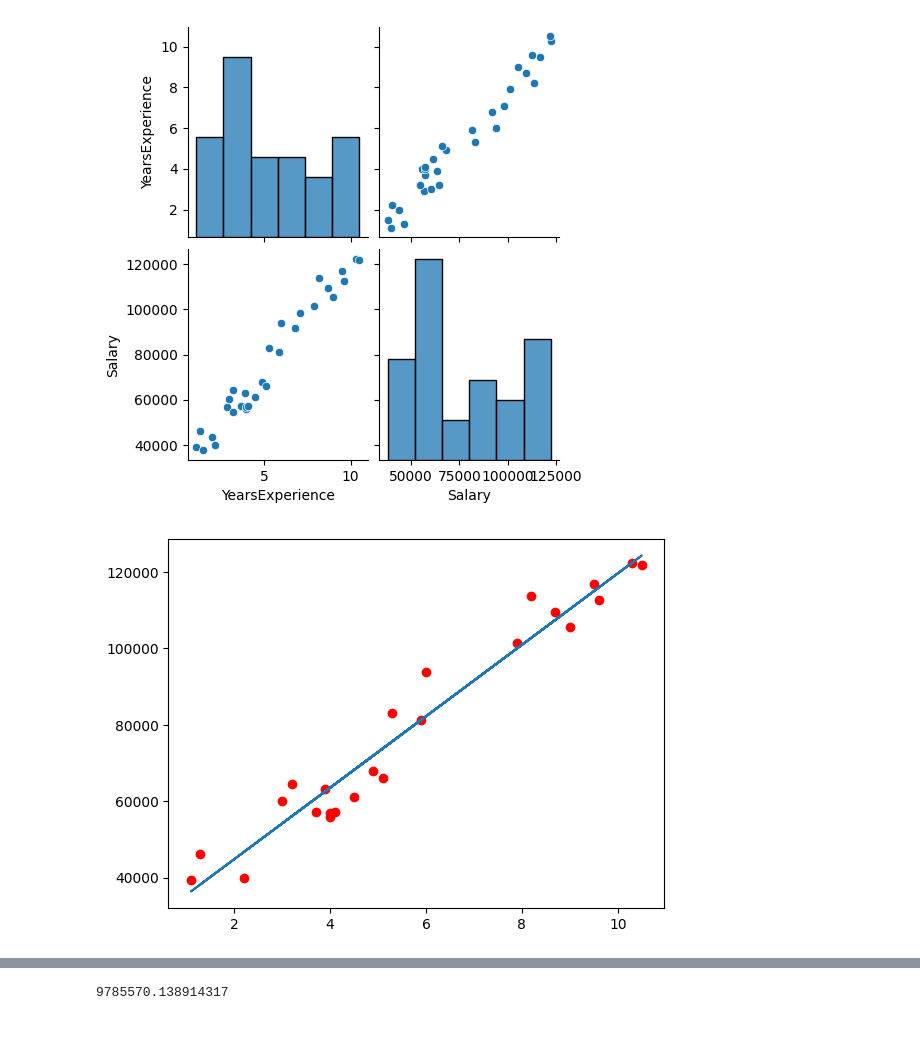
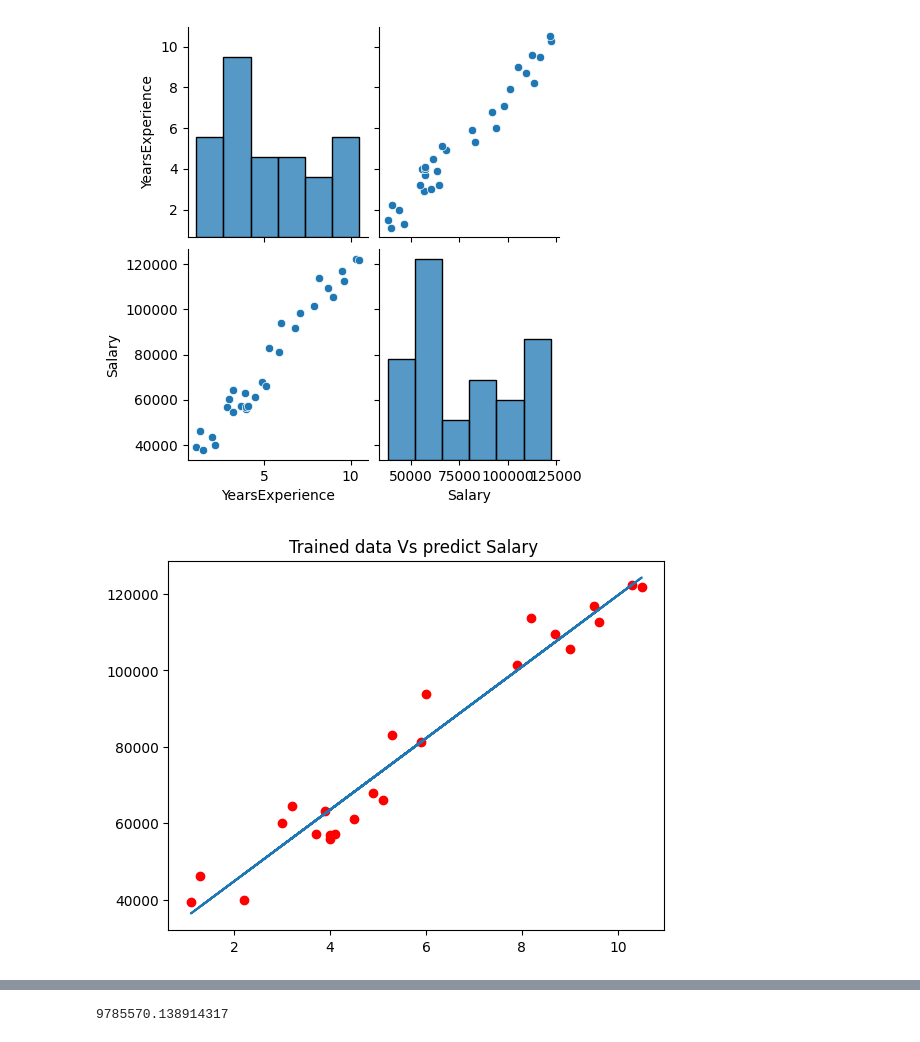
Before and after one commit to Osama-Abd-El-Mohsen/machine_learnning_practice, a Jupyter notebook: 00_pearson_correlation_coefficient/Sklearn.ipynb, the cells around one changed output, grey strips where cells are left out. Saved outputs shown, nothing was run; the diff lists cells and outputs as text; code cells hidden in the pictures.

Commit message:
Adding Titles for plots

```diff
--- a/00_pearson_correlation_coefficient/Sklearn.ipynb
+++ b/00_pearson_correlation_coefficient/Sklearn.ipynb
@@ -45,17 +45,18 @@ y = data.iloc[:,1]
 # %%
 x_train,x_test,y_train,y_test = train_test_split(x,y,random_state=10,train_size=0.8)
 
 my_module = LinearRegression()
 my_module.fit(x_train,y_train)
 y_predict = my_module.predict(x_test)
 my_module.score(x_train,y_train)
 my_module.score(x_test,y_test)
 
 plt.scatter(x_train,y_train,c='r')
 plt.plot(x_train,my_module.predict(x_train))
+plt.title("Trained data Vs predict Salary ")
 plt.show()
 # %% [output]
-[figure, old version]
+[figure, new version]
 # %%
 plt.scatter(x_test,y_test,c='r')
 plt.plot(x_test,y_predict)
```
Also changed, not shown: parts of 3 cells of this notebook.
